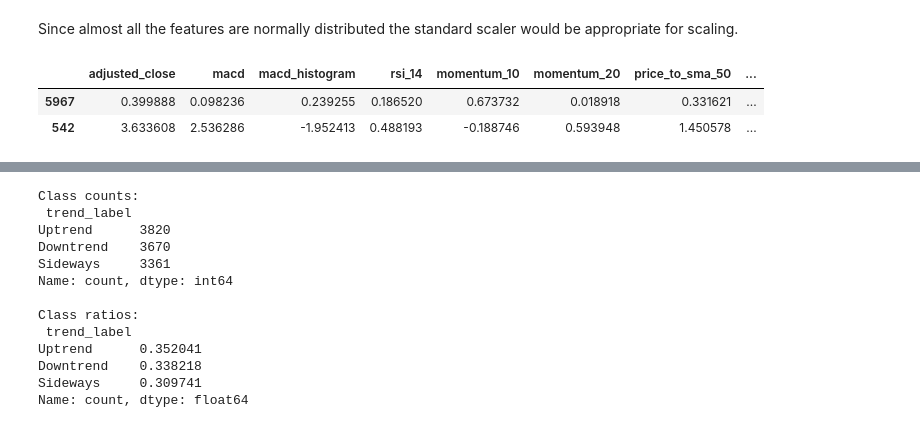
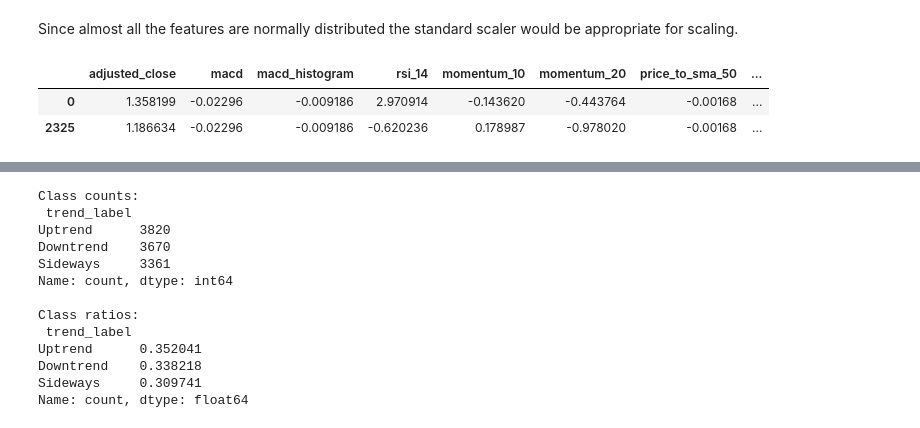
Before and after one commit to datascience-muhammad/Stock-analysis, a Jupyter notebook: Deliverables/notebooks/05_final_report_notebook.ipynb, the cells around one changed output, grey strips where cells are left out. Drawn from its saved outputs; the diff is of its cells as text; code cells hidden in the pictures.

```diff
--- a/Deliverables/notebooks/05_final_report_notebook.ipynb
+++ b/Deliverables/notebooks/05_final_report_notebook.ipynb
@@ -1132,11 +1155,11 @@ X_test_scaled = scaler.transform(X_test)
 X_train_scaled = pd.DataFrame(X_train_scaled, columns=X_train.columns, index=X_train.index)
 X_test_scaled = pd.DataFrame(X_test_scaled, columns=X_test.columns, index=X_test.index)
 # %%
-X_test_scaled.head(2)
+X_train_scaled.head(2)
 # %% [output]
 |  | adjusted_close | macd | macd_histogram | rsi_14 | momentum_10 | momentum_20 | price_to_sma_50 | ... |
-| 5967 | 0.399888 | 0.098236 | 0.239255 | 0.186520 | 0.673732 | 0.018918 | 0.331621 | ... |
-| 542 | 3.633608 | 2.536286 | -1.952413 | 0.488193 | -0.188746 | 0.593948 | 1.450578 | ... |
+| 0 | 1.358199 | -0.02296 | -0.009186 | 2.970914 | -0.143620 | -0.443764 | -0.00168 | ... |
+| 2325 | 1.186634 | -0.02296 | -0.009186 | -0.620236 | 0.178987 | -0.978020 | -0.00168 | ... |
 # %%
 # Checking the class distribution of the target variable
 
```
Also changed, not shown: parts of 30 cells of this notebook.
